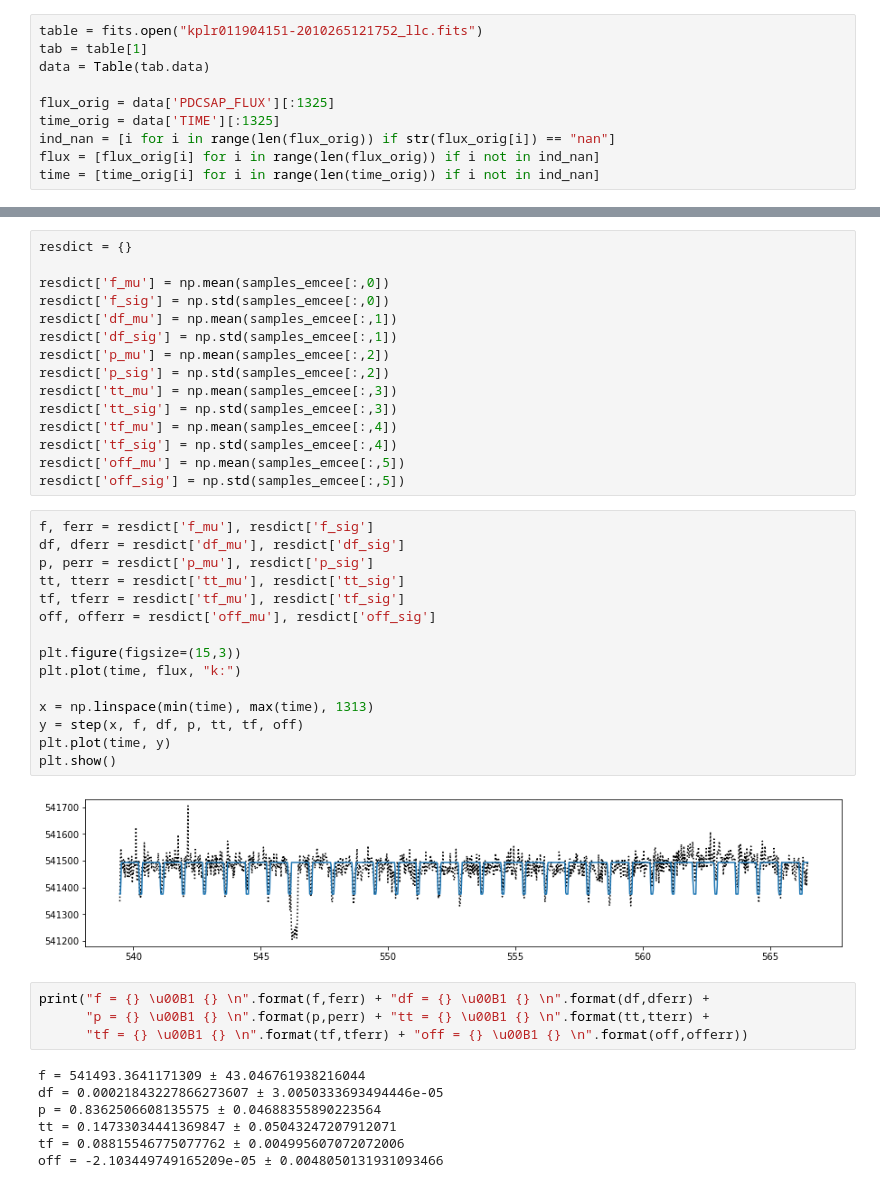
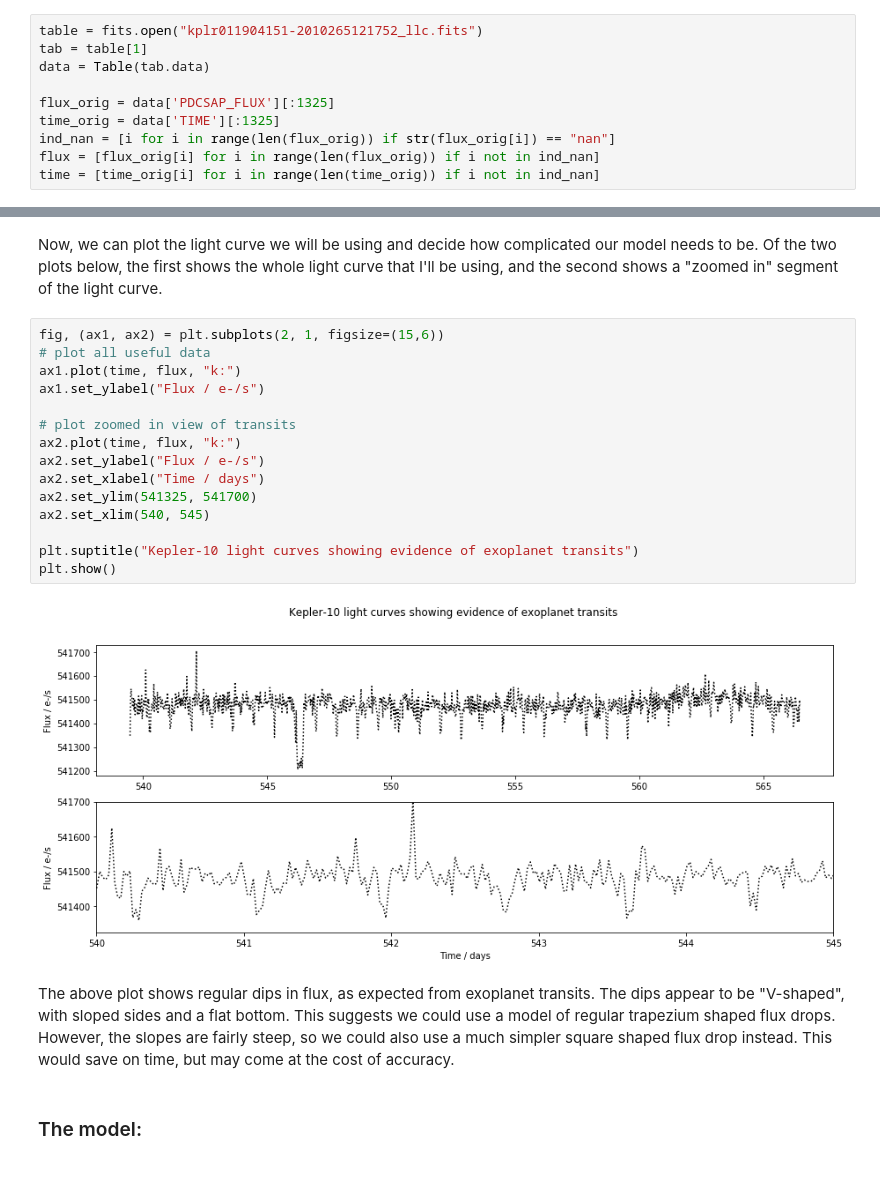
Before and after one commit to Mo-Ghani/Sampling, a Jupyter notebook: emcee/LightCurve.ipynb, the cells around one changed output, grey strips where cells are left out. Saved outputs shown, nothing was run; the diff lists cells and outputs as text.

```diff
--- a/emcee/LightCurve.ipynb
+++ b/emcee/LightCurve.ipynb
@@ -148,43 +52,23 @@ plotposts(samples_emcee, labels)
-# %%
-resdict = {}
-
-resdict['f_mu'] = np.mean(samples_emcee[:,0])
-resdict['f_sig'] = np.std(samples_emcee[:,0])
-resdict['df_mu'] = np.mean(samples_emcee[:,1])
-resdict['df_sig'] = np.std(samples_emcee[:,1])
-resdict['p_mu'] = np.mean(samples_emcee[:,2])
-resdict['p_sig'] = np.std(samples_emcee[:,2])
-resdict['tt_mu'] = np.mean(samples_emcee[:,3])
-resdict['tt_sig'] = np.std(samples_emcee[:,3])
-resdict['tf_mu'] = np.mean(samples_emcee[:,4])
-resdict['tf_sig'] = np.std(samples_emcee[:,4])
-resdict['off_mu'] = np.mean(samples_emcee[:,5])
-resdict['off_sig'] = np.std(samples_emcee[:,5])
-# %%
-f, ferr = resdict['f_mu'], resdict['f_sig']
-df, dferr = resdict['df_mu'], resdict['df_sig']
-p, perr = resdict['p_mu'], resdict['p_sig']
-tt, tterr = resdict['tt_mu'], resdict['tt_sig']
-tf, tferr = resdict['tf_mu'], resdict['tf_sig']
-off, offerr = resdict['off_mu'], resdict['off_sig']
-
-plt.figure(figsize=(15,3))
-plt.plot(time, flux, "k:")
-
-x = np.linspace(min(time), max(time), 1313)
-y = step(x, f, df, p, tt, tf, off)
-plt.plot(time, y)
-plt.show()
-# %% [output]
-[figure, removed]
-# %%
-print("f = {} \u00B1 {} \n".format(f,ferr) + "df = {} \u00B1 {} \n".format(df,dferr) +
-      "p = {} \u00B1 {} \n".format(p,perr) + "tt = {} \u00B1 {} \n".format(tt,tterr) +
-      "tf = {} \u00B1 {} \n".format(tf,tferr) + "off = {} \u00B1 {} \n".format(off,offerr))
-# %% [output]
-f = 541493.3641171309 ± 43.046761938216044
-df = 0.00021843227866273607 ± 3.0050333693494446e-05
-p = 0.8362506608135575 ± 0.04688355890223564
-tt = 0.14733034441369847 ± 0.05043247207912071
-tf = 0.08815546775077762 ± 0.004995607072072006
-off = -2.103449749165209e-05 ± 0.0048050131931093466
+# %% [markdown]
+Now, we can plot the light curve we will be using and decide how complicated our model needs to be. Of the two plots below, the first shows the whole light curve that I'll be using, and the second shows a "zoomed in" segment of the light curve.
+# %%
+fig, (ax1, ax2) = plt.subplots(2, 1, figsize=(15,6))
+# plot all useful data
+ax1.plot(time, flux, "k:")
+ax1.set_ylabel("Flux / e-/s")
+
+# plot zoomed in view of transits
+ax2.plot(time, flux, "k:")
+ax2.set_ylabel("Flux / e-/s")
+ax2.set_xlabel("Time / days")
+ax2.set_ylim(541325, 541700)
+ax2.set_xlim(540, 545)
+
+plt.suptitle("Kepler-10 light curves showing evidence of exoplanet transits")
+plt.show()
+# %% [output]
+[figure, added]
+# %% [markdown]
+The above plot shows regular dips in flux, as expected from exoplanet transits. The dips appear to be "V-shaped", with sloped sides and a flat bottom. This suggests we could use a model of regular trapezium shaped flux drops. However, the slopes are fairly steep, so we could also use a much simpler square shaped flux drop instead. This would save on time, but may come at the cost of accuracy.
+# %% [markdown]
+### The model:
```
Also changed, not shown: parts of 60 cells of this notebook.
